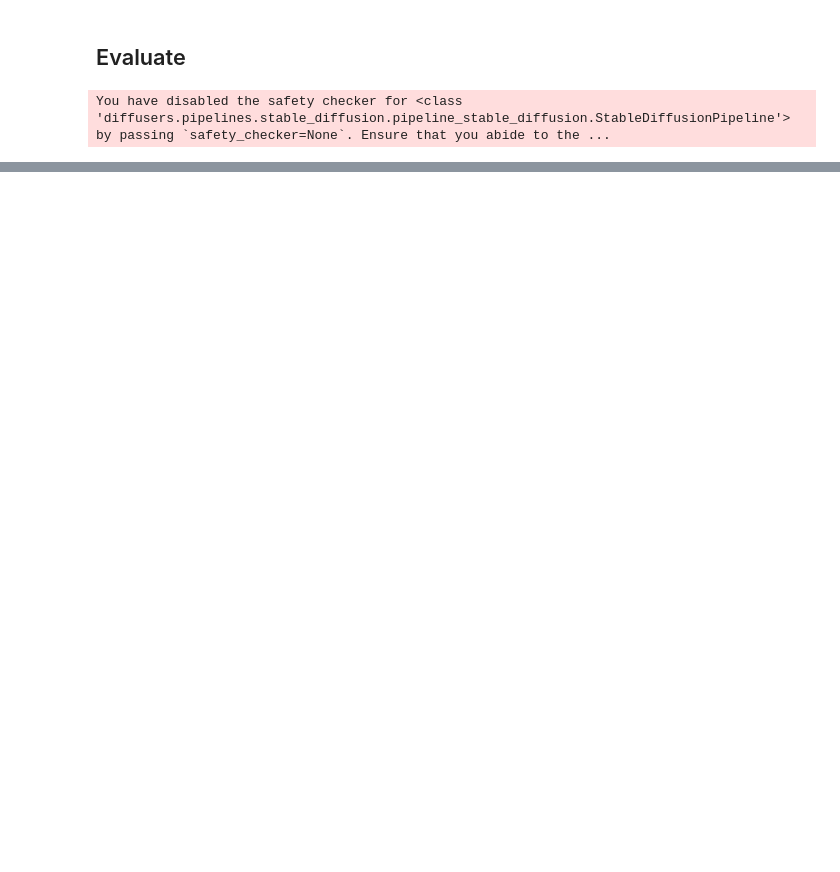
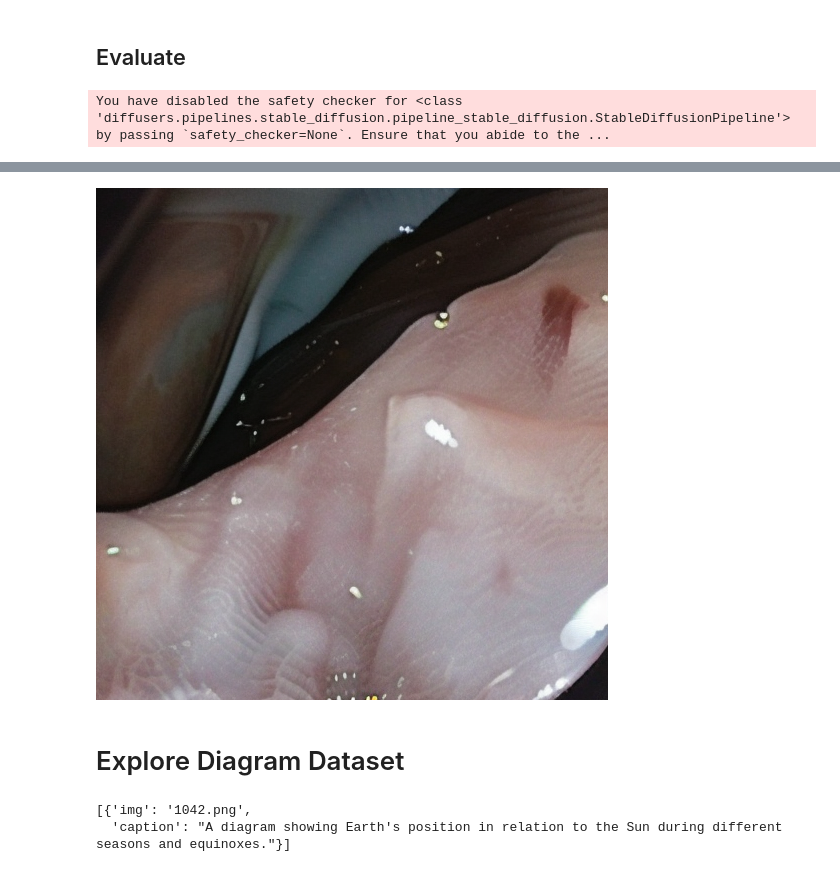
Before and after one commit to Q-Zhao-9/gradproj, a Jupyter notebook: experiments/fine-tuning-text-to-image.ipynb, the cells around one changed output, grey strips where cells are left out. Saved outputs shown, nothing was run; the diff lists cells and outputs as text; code cells hidden in the pictures; blank space fills up the shorter version.

```diff
--- a/experiments/fine-tuning-text-to-image.ipynb
+++ b/experiments/fine-tuning-text-to-image.ipynb
@@ -430,0 +578,17 @@ image
+# %%
+token_vocab_size = 49408 #CLIPTextModel
+compressor_chpt = r"C:\COMP9800\model_checkpoints\compressor\compressor_weight_400E.pt"
+
+comp_state_dict = torch.load(compressor_chpt, map_location=device)
+
+compressor = TokenCompressor(max_text_token_size, token_vocab_size)
+
+compressor.load_state_dict(comp_state_dict)
+
+ft_unet = UNet2DConditionModel.from_pretrained(
+    check_point, subfolder="unet"
+)
+
+model = MedQATTIModel(tokenizer, vae, text_encoder, ft_unet,
+                        noise_scheduler, torch.float32,
+                        train_text_encoder,compressor)
@@ -430,0 +599,4 @@ image
+# %%
+image = (image_norm / 2 + 0.5).clamp(0, 1)
+image = image * 255
+image = image.to(torch.uint8)
@@ -430,0 +607,7 @@ image
+# %%
+to_pil = transforms.ToPILImage()
+to_pil(image.squeeze(0))
+# %% [output]
+[figure, added]
+# %% [markdown]
+# Explore Diagram Dataset
@@ -430,0 +628,5 @@ image
+# %%
+[img for img in image_captions if img['img'] == '1042.png']
+# %% [output]
+[{'img': '1042.png',
+  'caption': "A diagram showing Earth's position in relation to the Sun during different seasons and equinoxes."}]
```
Also changed, not shown: parts of 36 cells of this notebook, 4 other files.
